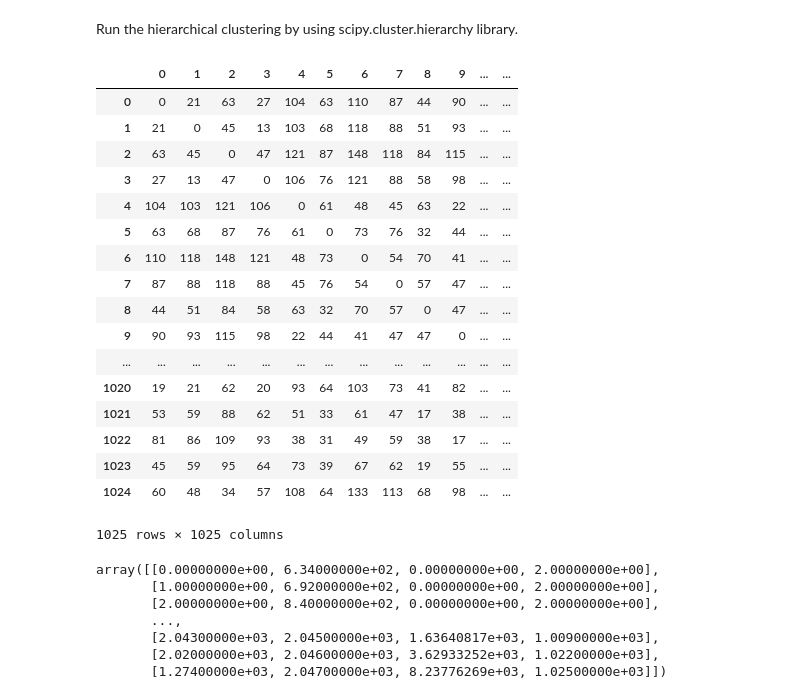
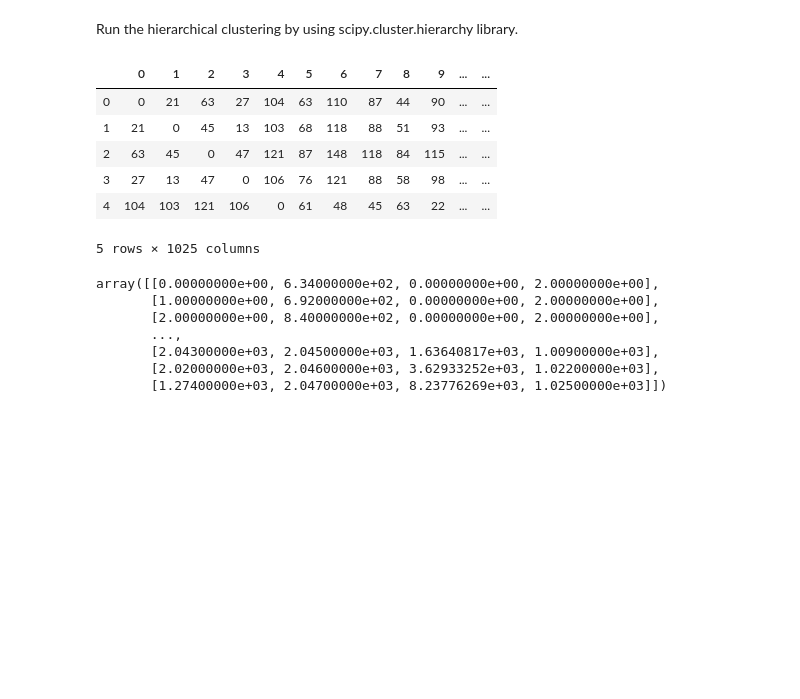
Before and after one commit to daryna05/HEALTHCARE_PR2, a Jupyter notebook: Project2_prep_final.ipynb, the cells around one changed output. Cells and saved outputs as stored; diff of their text form; code cells hidden in the pictures; blank space fills up the shorter version.

```diff
--- a/Project2_prep_final.ipynb
+++ b/Project2_prep_final.ipynb
@@ -543,26 +532,15 @@ from scipy.cluster.hierarchy import dendrogram, linkage
 # %%
 from sklearn.metrics.pairwise import euclidean_distances
 sub_data2_distance = DataFrame(euclidean_distances(sub_data2))
-sub_data2_distance.astype(int)
+sub_data2_distance.astype(int).head(5)
 # %% [output]
 |  | 0 | 1 | 2 | 3 | 4 | 5 | 6 | 7 | 8 | 9 | ... | ... |
 | 0 | 0 | 21 | 63 | 27 | 104 | 63 | 110 | 87 | 44 | 90 | ... | ... |
 | 1 | 21 | 0 | 45 | 13 | 103 | 68 | 118 | 88 | 51 | 93 | ... | ... |
 | 2 | 63 | 45 | 0 | 47 | 121 | 87 | 148 | 118 | 84 | 115 | ... | ... |
 | 3 | 27 | 13 | 47 | 0 | 106 | 76 | 121 | 88 | 58 | 98 | ... | ... |
 | 4 | 104 | 103 | 121 | 106 | 0 | 61 | 48 | 45 | 63 | 22 | ... | ... |
-| 5 | 63 | 68 | 87 | 76 | 61 | 0 | 73 | 76 | 32 | 44 | ... | ... |
-| 6 | 110 | 118 | 148 | 121 | 48 | 73 | 0 | 54 | 70 | 41 | ... | ... |
-| 7 | 87 | 88 | 118 | 88 | 45 | 76 | 54 | 0 | 57 | 47 | ... | ... |
-| 8 | 44 | 51 | 84 | 58 | 63 | 32 | 70 | 57 | 0 | 47 | ... | ... |
-| 9 | 90 | 93 | 115 | 98 | 22 | 44 | 41 | 47 | 47 | 0 | ... | ... |
-| ... | ... | ... | ... | ... | ... | ... | ... | ... | ... | ... | ... | ... |
-| 1020 | 19 | 21 | 62 | 20 | 93 | 64 | 103 | 73 | 41 | 82 | ... | ... |
-| 1021 | 53 | 59 | 88 | 62 | 51 | 33 | 61 | 47 | 17 | 38 | ... | ... |
-| 1022 | 81 | 86 | 109 | 93 | 38 | 31 | 49 | 59 | 38 | 17 | ... | ... |
-| 1023 | 45 | 59 | 95 | 64 | 73 | 39 | 67 | 62 | 19 | 55 | ... | ... |
-| 1024 | 60 | 48 | 34 | 57 | 108 | 64 | 133 | 113 | 68 | 98 | ... | ... |
-1025 rows × 1025 columns
+5 rows × 1025 columns
 # %%
 import matplotlib.pyplot as plt
 %matplotlib inline
```
Also changed, not shown: parts of 28 cells of this notebook.
